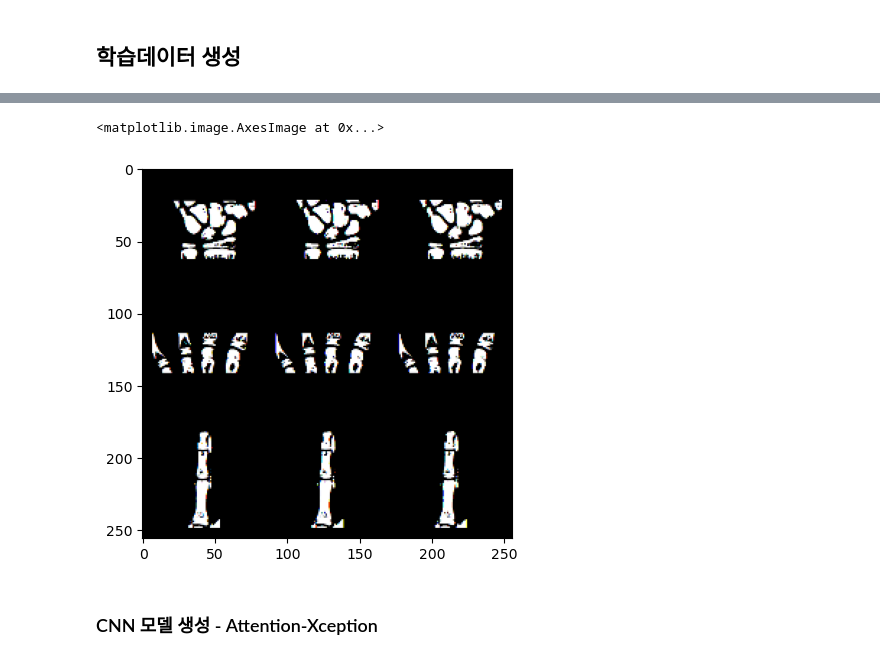
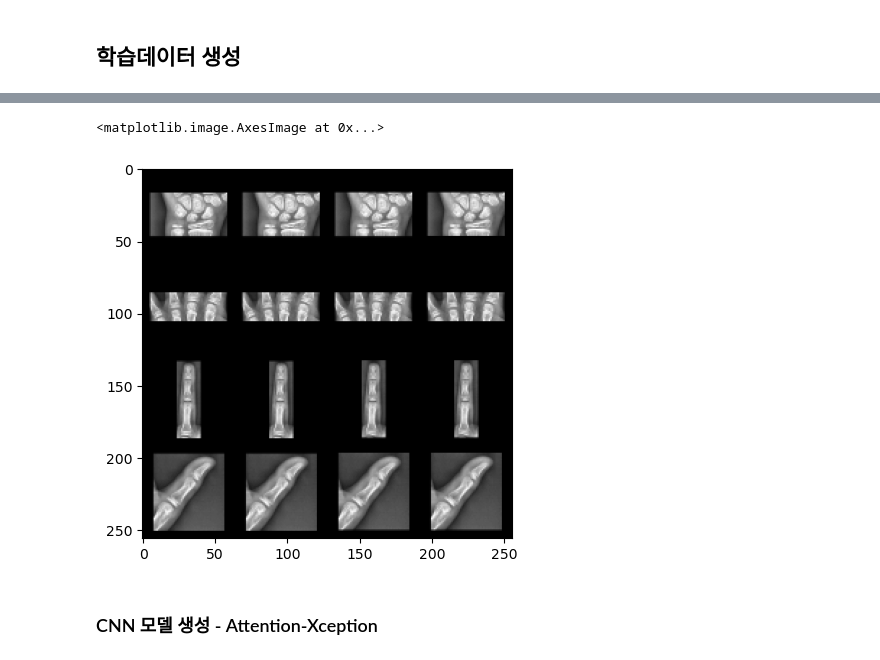
Before and after one commit to Junoflows/BoneAge_Project, a Jupyter notebook: DL.ipynb, the cells around one changed output, grey strips where cells are left out. Drawn from its saved outputs; the diff is of its cells as text; code cells hidden in the pictures.

Commit message:
엄지손가락 추가 DL

```diff
--- a/DL.ipynb
+++ b/DL.ipynb
@@ -81,18 +81,21 @@ def optimize_img(r1,r2,r3):
 
     return np.array(tmp_binary_img)
 # %%
-def crop_img(img, roi_1, roi_2, roi_3):
+def crop_img(img, roi_1, roi_2, roi_3, roi_4):
 
     cropped_roi_1_img = img[roi_1[0][1]:roi_1[1][1],roi_1[0][0]:roi_1[1][0]]
     cropped_roi_2_img = img[roi_2[0][1]:roi_2[1][1],roi_2[0][0]:roi_2[1][0]]
     cropped_roi_3_img = img[roi_3[0][1]:roi_3[1][1],roi_3[0][0]:roi_3[1][0]]
+    cropped_roi_4_img = img[roi_4[0][1]:roi_4[1][1],roi_4[0][0]:roi_4[1][0]]
 
-    optimzed_imgs = optimize_img(cropped_roi_1_img,cropped_roi_2_img,cropped_roi_3_img)
+    optimzed_imgs = optimize_img(cropped_roi_1_img, cropped_roi_2_img, cropped_roi_3_img, cropped_roi_4_img)
     return optimzed_imgs
 # %%
 X_data = []
 y_data = []
 for k in range(len(data)):
+    if k == 354 or k == 355 or k == 916:
+        continue
     img0 = cv2.imread('골밀도 데이터/rotate_image/' + data.No[k], cv2.IMREAD_GRAYSCALE)
 
     # 이미지 thresholding
@@ -147,15 +150,15 @@ for k in range(len(data)):
 
 
     #손목뼈 ROI
-    carpus_start_point = ((int)(min(far_xrange[4:6])*0.90),(int)(max(far_yrange[4:6])*0.90))
-    carpus_end_point = (int(max(far_xrange[4:6])*1.05),(int)(max(far_yrange[4:6])*1.15))
+    carpus_sp = ((int)(min(far_xrange[4:6])*0.90),(int)(max(far_yrange[4:6])*0.90))
+    carpus_ep = (int(max(far_xrange[4:6])*1.05),(int)(max(far_yrange[4:6])*1.15))
 
     #손목뼈 위쪽에 있는 관절 4개를 추출
-    four_start_point = ((int)(min(far_xrange[0:4])*0.70),int(min(far_yrange[0:4])*0.95))
-    four_end_point = (int(max(far_xrange[0:4])*1.05),(int)(max(far_yrange[0:4])*1.05))
+    four_sp = ((int)(min(far_xrange[0:4])*0.70),int(min(far_yrange[0:4])*0.95))
+    four_ep = (int(max(far_xrange[0:4])*1.05),(int)(max(far_yrange[0:4])*1.05))
 
     #중지 ROI 추출
-    ## 중지 끝 좌표 구하기
+    #중지 끝 좌표 구하기
     for y,x_r in enumerate(mask) :
         if 255 in x_r:
             #y에 따른 x rows 중 255인 x값 추출
@@ -168,13 +171,21 @@ for k in range(len(data)):
             first_255_y_point = y
             break
 
-    sub = abs(first_255_x_point - far_xrange[0])
+    ## 중지 끝 좌표에서 처음 오목한 곳의 x 좌표를 뺀 간격만큼
+    sub = min(abs(first_255_x_point - far_xrange[0]), abs(first_255_x_point - far_xrange[1]))
+    middle_finger_sp = (int((first_255_x_point - sub*1.5)), int(first_255_y_point*0.85))
+    middle_finger_ep = (int((first_255_x_point + sub*1.5)), int(far_yrange[0]*1.05))
 
-    middle_finger_start_point = (int((first_255_x_point - sub)), int(first_255_y_point*0.85))
-    middle_finger_end_point = (int((first_255_x_point + sub)), int(far_yrange[0]*1.05))
+    # # 새끼손가락 좌표
+    # little_finger_sp = (int(min(end_xrange)*0.7), int(end_yrange[end_xrange.index(min(end_xrange[0:4]))]*0.9))
+    # little_finger_ep = (int(min(far_xrange[0:4])*0.95), int(far_yrange[far_xrange.index(min(far_xrange[0:4]))]*1.05))
 
-    optimized_imgs = crop_img(img0,(carpus_start_point,carpus_end_point),
-                            (four_start_point, four_end_point),(middle_finger_start_point,middle_finger_end_point))
+    #엄지손가락 좌표
+    thumb_sp = (int(max(far_xrange[0:4])*1.05), int(start_yrange[start_xrange.index(max(start_xrange))]*0.95))
+    thumb_ep = (int(max(start_xrange)*1.05), int(max(far_yrange)*0.9))
+
+    optimized_imgs = crop_img(img0,(carpus_sp,carpus_ep), (four_sp, four_ep),
+                              (middle_finger_sp,middle_finger_ep), (thumb_sp, thumb_ep))
 
     optimized_imgs = cv2.resize(optimized_imgs.reshape(600, 600, -1), (256, 256))
 
@@ -190,8 +201,8 @@ X_data.shape
 # %%
-plt.imshow(X_data[0], 'gray')
+plt.imshow(X_data[0][:, :, 0], 'gray')
 # %% [output]
 <matplotlib.image.AxesImage at 0x...>
-[figure, old version]
+[figure, new version]
 # %% [markdown]
 ### CNN 모델 생성 - Attention-Xception
 # %%
```
Also changed, not shown: parts of 6 cells of this notebook.
